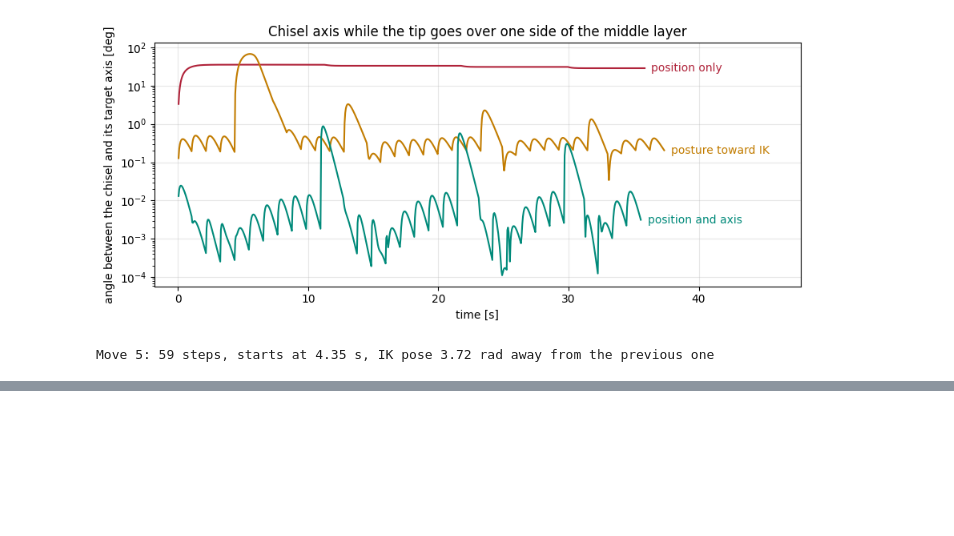
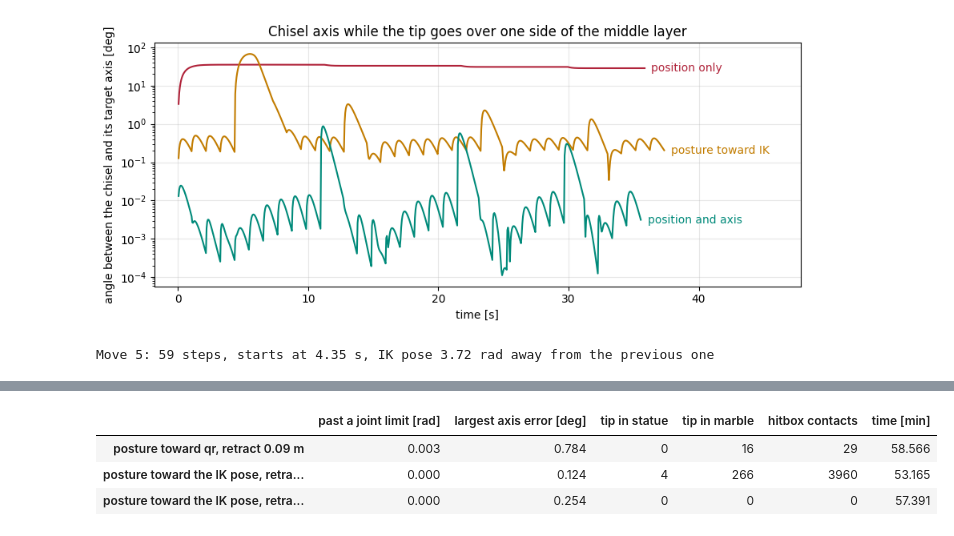
Before and after one commit to Aokiri/sculptor-robot, a Jupyter notebook: notebooks/04_arm_control.ipynb, the cells around one changed output, grey strips where cells are left out. Drawn from its saved outputs; the diff is of its cells as text; code cells hidden in the pictures; blank space fills up the shorter version.

```diff
--- a/notebooks/04_arm_control.ipynb
+++ b/notebooks/04_arm_control.ipynb
@@ -187,0 +301,12 @@ With the position only, the posture task pulls the arm toward $\mathbf{q}_r$, an
+# %%
+runs = {}
+runs["posture toward qr, retract 0.09 m"] = carver.run(cut, retract=0.09)
+runs["posture toward the IK pose, retract 0.03 m"] = carver.run(cut, posture="ik", retract=0.03)
+runs["posture toward the IK pose, retract 0.09 m"] = carver.run(cut, posture="ik", retract=RETRACT)
+
+pd.DataFrame.from_dict(runs, orient="index").drop(columns=["cuts", "repositions"]).round(3)
+# %% [output]
+|  | past a joint limit [rad] | largest axis error [deg] | tip in statue | tip in marble | hitbox contacts | time [min] |
+| posture toward qr, retract 0.09 m | 0.003 | 0.784 | 0 | 16 | 29 | 58.566 |
+| posture toward the IK pose, retra... | 0.000 | 0.124 | 4 | 266 | 3960 | 53.165 |
+| posture toward the IK pose, retra... | 0.000 | 0.254 | 0 | 0 | 0 | 57.391 |
```
Also changed, not shown: parts of 14 cells of this notebook, 1 other file.
